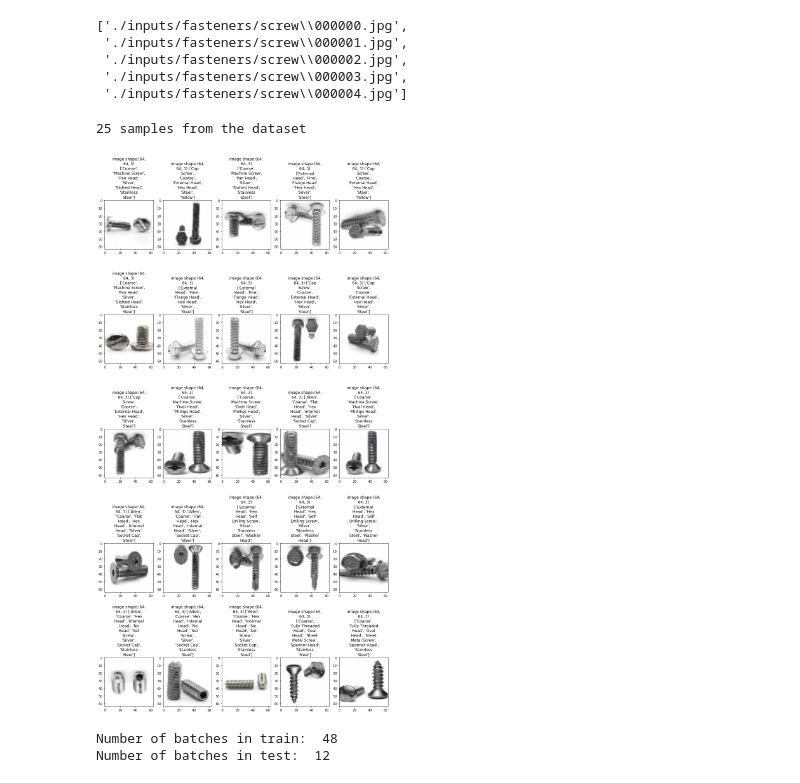
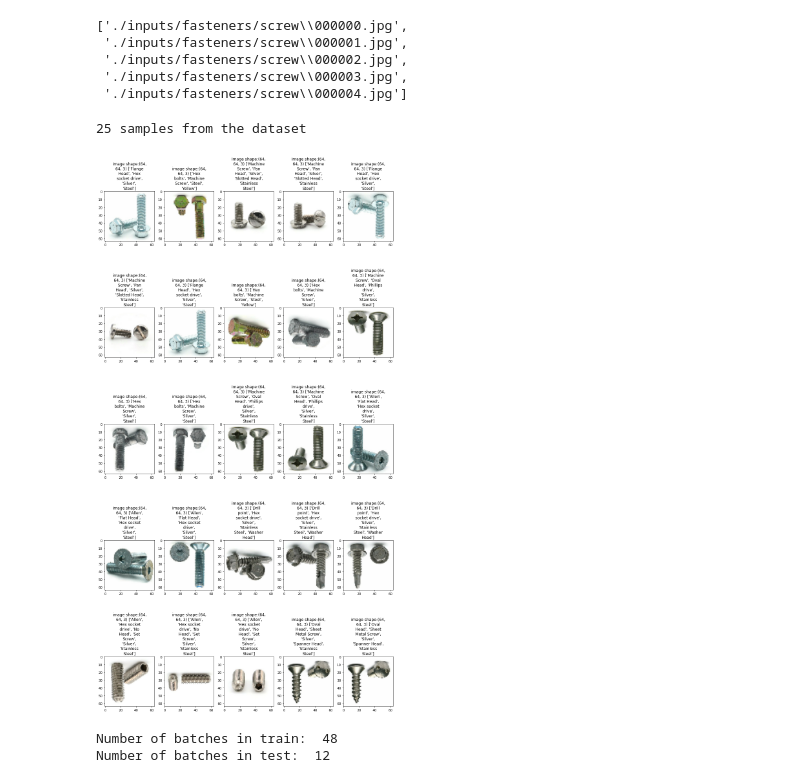
Before and after one commit to RyutaroInatsu/ImageAnnotationChallenge, a Jupyter notebook: notebooks/ImageAnnotationChallenge.ipynb, the cells around one changed output. Saved outputs shown, nothing was run; the diff lists cells and outputs as text; code cells hidden in the pictures.

```diff
--- a/notebooks/ImageAnnotationChallenge.ipynb
+++ b/notebooks/ImageAnnotationChallenge.ipynb
@@ -372,8 +333,7 @@ filenames = glob.glob(os.path.join(data_dir, "*.jpg"))
 ds_size = len(filenames)
 print("Number of images in folders: ", ds_size)
 
-number_of_selected_samples = 3798
-filelist_ds = tf.data.Dataset.from_tensor_slices(filenames[:number_of_selected_samples])
+filelist_ds = tf.data.Dataset.from_tensor_slices(filenames[:])
 
 ds_size=filelist_ds.cardinality().numpy()
 print("Number of selected samples for dataset: ", ds_size)
@@ -405,7 +365,7 @@ def decode_img(img):
 
   img = tf.image.random_flip_left_right(img, seed=42)
   img = tf.image.random_flip_up_down(img, seed=42)
-  img = tf.keras.preprocessing.image.random_zoom(img, (0.5, 1.5))
+#   img = tf.keras.preprocessing.image.random_zoom(img, (0.5, 1.5))
 #   img = tf.keras.preprocessing.image.random_rotation(img, 0.2)
 #   img = tf.image.random_contrast(img, 0.8, 1.2, seed=42)
   return img
@@ -419,7 +379,7 @@ def combine_images_labels(file_path: tf.Tensor):
 # %%
 train_ratio = 0.80
 ds_train=filelist_ds.take(ds_size*train_ratio)
-ds_test=filelist_ds.skip(ds_size*train_ratio)
+ds_val=filelist_ds.skip(ds_size*train_ratio)
 # %%
 BATCH_SIZE = 64
 # %%
@@ -428,7 +388,7 @@ ds_train=ds_train.map(lambda x: tf.py_function(func=combine_images_labels,
           num_parallel_calls=tf.data.AUTOTUNE,
           deterministic=False)
 # %%
-ds_test= ds_test.map(lambda x: tf.py_function(func=combine_images_labels,
+ds_val= ds_val.map(lambda x: tf.py_function(func=combine_images_labels,
           inp=[x], Tout=(tf.float32,tf.int64)),
           num_parallel_calls=tf.data.AUTOTUNE,
           deterministic=False)
@@ -444,24 +404,24 @@ def covert_onehot_string_labels(label_string,label_onehot):
 # %%
 from textwrap import wrap
 
 def show_samples(dataset):
   fig=plt.figure(figsize=(16, 16))
   fig.set_figheight(32)
   columns = 5
   rows = 5
   print(columns*rows,"samples from the dataset")
   i=1
   for a,b in dataset.take(columns*rows):
     fig.add_subplot(rows, columns, i)
-    plt.imshow((np.squeeze(a) * 255).astype('uint8'))
+    plt.imshow(np.squeeze(a))
     plt.title('\n'.join(wrap("image shape:"+ str(a.shape)+" "+
               str(covert_onehot_string_labels(LABELS,b.numpy())), 16)))
     i=i+1
   plt.show()
-show_samples(ds_test)
+show_samples(ds_val)
 # %% [output]
 25 samples from the dataset
-[figure, old version]
+[figure, new version]
 # %%
 #buffer_size = ds_train_resize_scale.cardinality().numpy()/10
 #ds_resize_scale_batched=ds_raw.repeat(3).shuffle(buffer_size=buffer_size).batch(64, )
```
Also changed, not shown: parts of 49 cells of this notebook.
